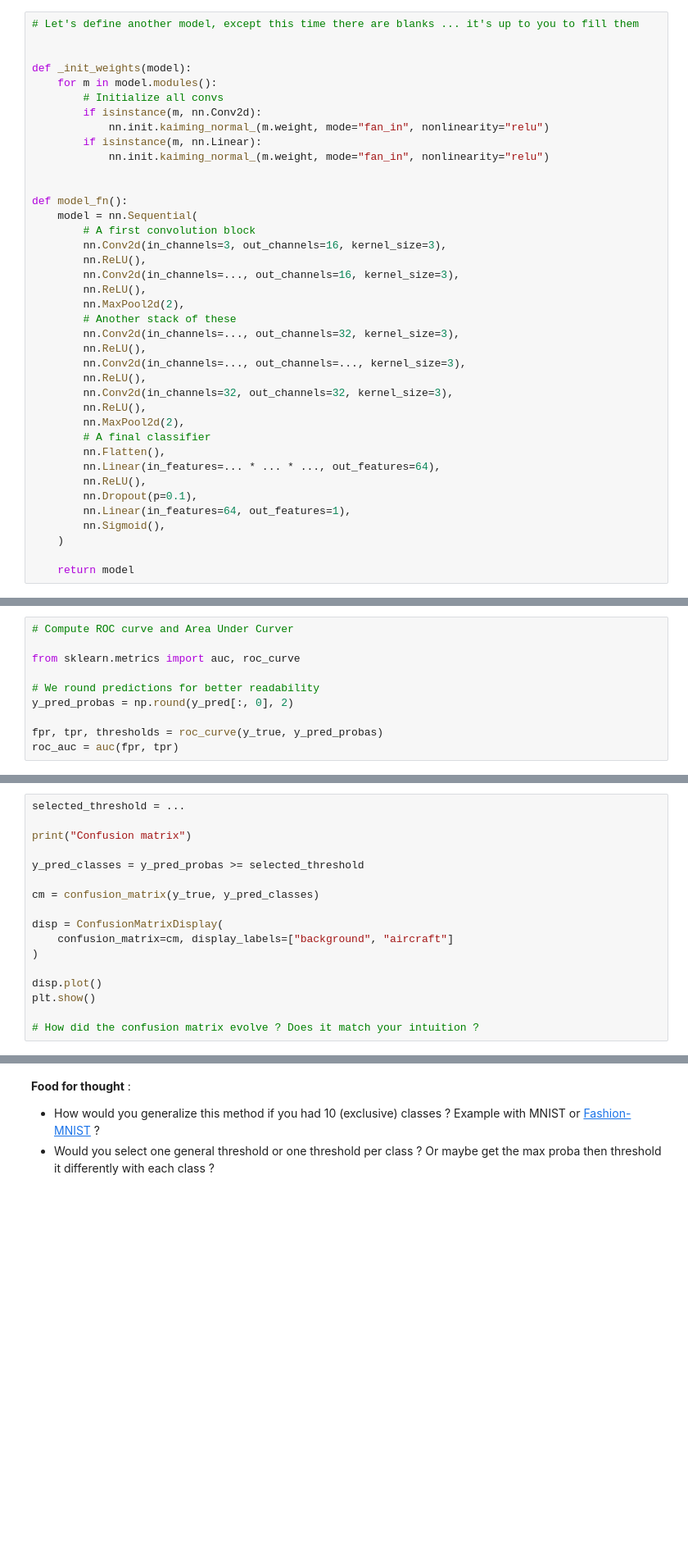
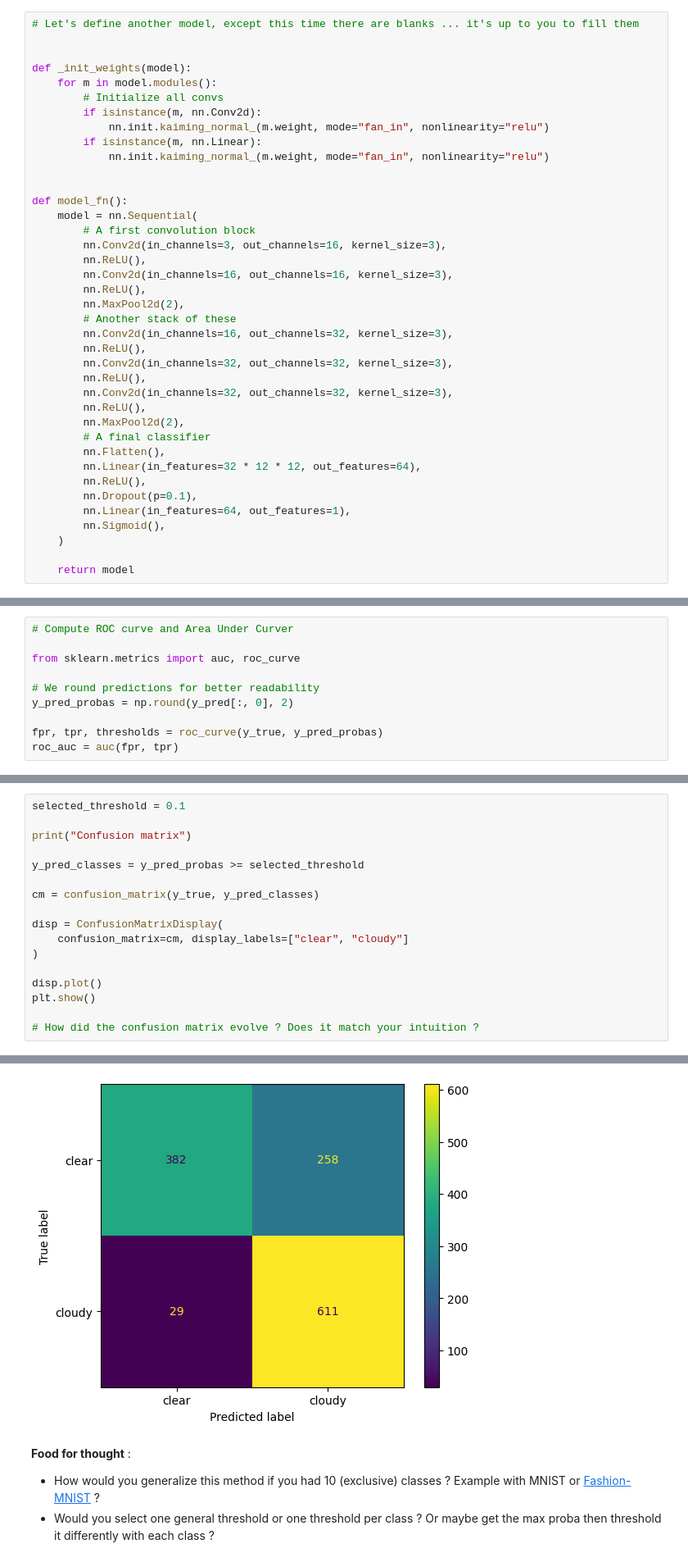
Before and after one commit to colinhl2002/deep-learning, a Jupyter notebook: vision/1_hands_on.ipynb, the cells around one changed output, grey strips where cells are left out. Shown at 82% size. Drawn from its saved outputs; the diff is of its cells as text; blank space fills up the shorter version.

```diff
--- a/vision/1_hands_on.ipynb
+++ b/vision/1_hands_on.ipynb
@@ -484,20 +525,20 @@ def model_fn():
         # A first convolution block
         nn.Conv2d(in_channels=3, out_channels=16, kernel_size=3),
         nn.ReLU(),
-        nn.Conv2d(in_channels=..., out_channels=16, kernel_size=3),
+        nn.Conv2d(in_channels=16, out_channels=16, kernel_size=3),
         nn.ReLU(),
         nn.MaxPool2d(2),
         # Another stack of these
-        nn.Conv2d(in_channels=..., out_channels=32, kernel_size=3),
+        nn.Conv2d(in_channels=16, out_channels=32, kernel_size=3),
         nn.ReLU(),
-        nn.Conv2d(in_channels=..., out_channels=..., kernel_size=3),
+        nn.Conv2d(in_channels=32, out_channels=32, kernel_size=3),
         nn.ReLU(),
         nn.Conv2d(in_channels=32, out_channels=32, kernel_size=3),
         nn.ReLU(),
         nn.MaxPool2d(2),
         # A final classifier
         nn.Flatten(),
-        nn.Linear(in_features=... * ... * ..., out_features=64),
+        nn.Linear(in_features=32 * 12 * 12, out_features=64),
         nn.ReLU(),
         nn.Dropout(p=0.1),
         nn.Linear(in_features=64, out_features=1),
@@ -1056,5 +1162,5 @@ Now, choose a threshold on the curve where you miss less than 10% of the aircraf
 # %%
-selected_threshold = ...
+selected_threshold = 0.1
 
 print("Confusion matrix")
 
@@ -1063,10 +1169,11 @@ y_pred_classes = y_pred_probas >= selected_threshold
 cm = confusion_matrix(y_true, y_pred_classes)
 
 disp = ConfusionMatrixDisplay(
-    confusion_matrix=cm, display_labels=["background", "aircraft"]
+    confusion_matrix=cm, display_labels=["clear", "cloudy"]
 )
 
 disp.plot()
 plt.show()
 
 # How did the confusion matrix evolve ? Does it match your intuition ?
+# %% [output]
@@ -1073,3 +1181,4 @@ plt.show()
+[figure, added]
 # %% [markdown]
 **Food for thought** :
 - How would you generalize this method if you had 10 (exclusive) classes ? Example with MNIST or [Fashion-MNIST](https://github.com/zalandoresearch/fashion-mnist) ?
```
Also changed, not shown: parts of 30 cells of this notebook.
